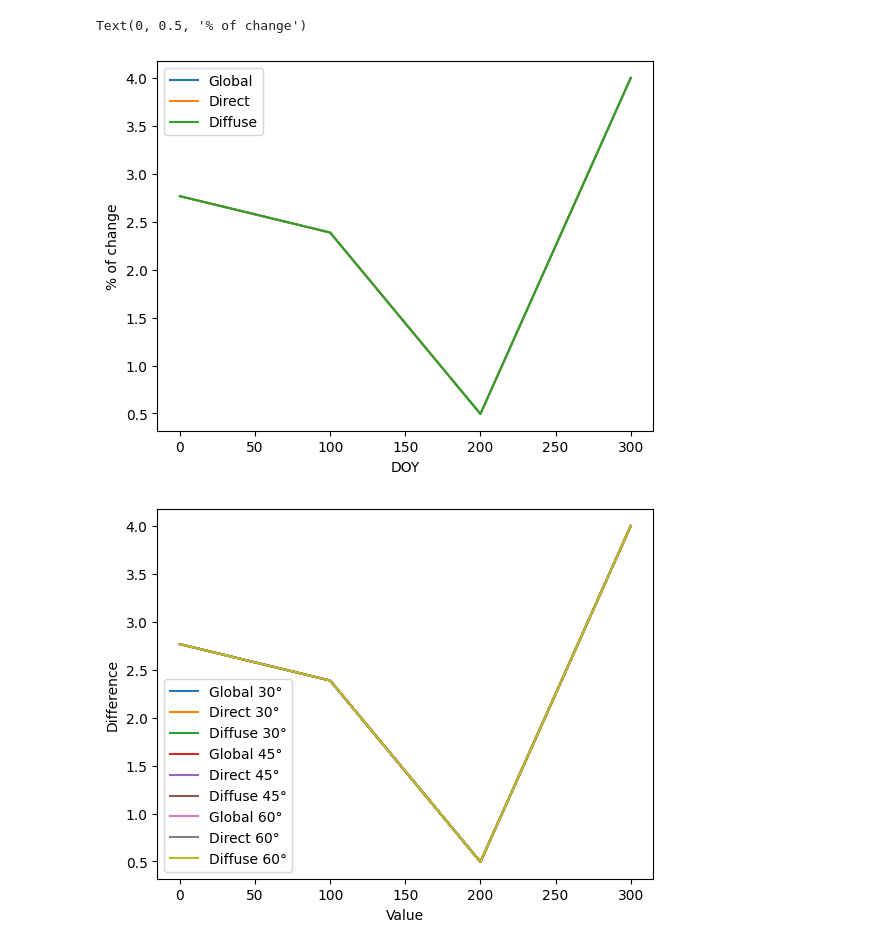
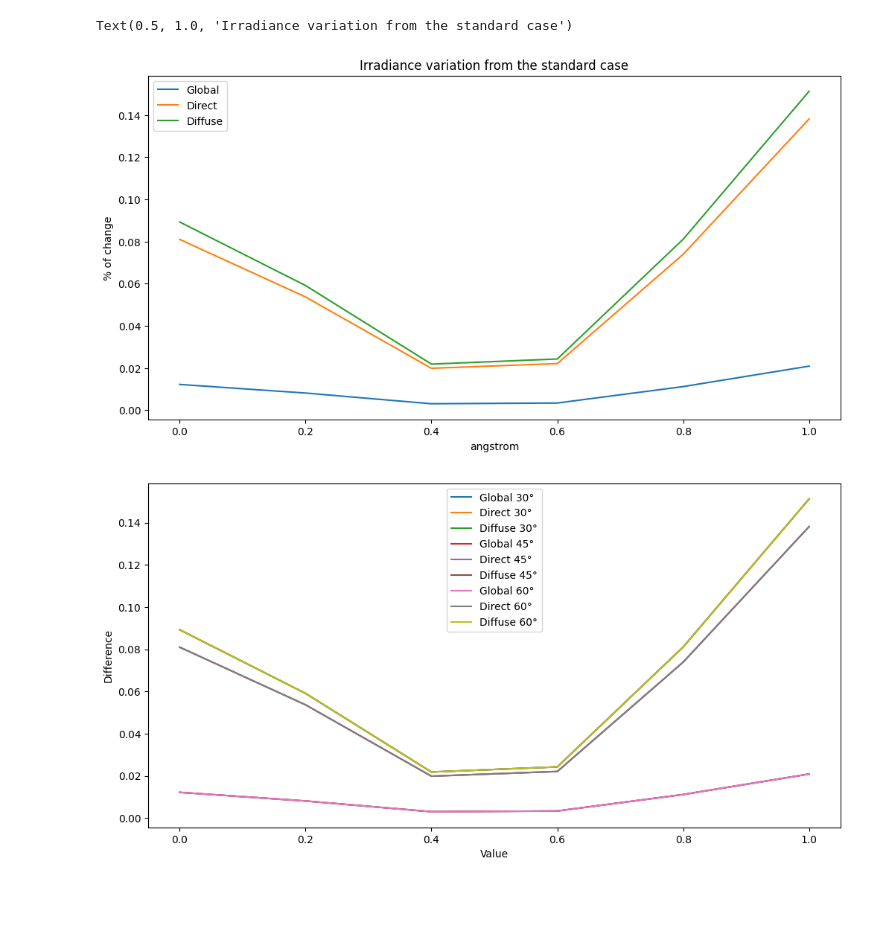
Before and after one commit to mike-wazowski-13/libRadtran, a Jupyter notebook: result_analysis.ipynb, the cells around one changed output. Drawn from its saved outputs; the diff is of its cells as text; code cells hidden in the pictures; blank space fills up the shorter version.

Commit message:
plotting differences

```diff
--- a/result_analysis.ipynb
+++ b/result_analysis.ipynb
@@ -7,28 +7,29 @@ results30 = pd.read_csv(r"libRad30_variability.csv")
 results45 = pd.read_csv(r"libRad45_variability.csv")
 results60 = pd.read_csv(r"libRad60_variability.csv")
 # %%
-magnitude = "DOY"
-
+magnitude = "angstrom"
+plt.figure(figsize=(12,6))
 df_30 = results30[results30["variable"]==magnitude]
 df_45 = results30[results45["variable"]==magnitude]
 df_60 = results30[results60["variable"]==magnitude]
 
 plt.plot(df_30["value"], df_30["Glob_dif"], label="Global")
 plt.plot(df_30["value"], df_30["Dir_dif"], label="Direct")
 plt.plot(df_30["value"], df_30["Difu_dif"], label="Diffuse")
 plt.legend()
 plt.xlabel(f"{magnitude}")
 plt.ylabel("% of change")
+plt.title("Irradiance variation from the standard case")
 # %% [output]
-Text(0, 0.5, '% of change')
+Text(0.5, 1.0, 'Irradiance variation from the standard case')
-[figure, old version]
+[figure, new version]
 # %%
 dfs = {
     "30°": df_30,
     "45°": df_45,
     "60°": df_60
 }
-
+plt.figure(figsize=(12,6))
 for angle, df in dfs.items():
     plt.plot(df["value"], df["Glob_dif"], label=f"Global {angle}")
     plt.plot(df["value"], df["Dir_dif"],  label=f"Direct {angle}")
@@ -39,4 +40,4 @@ plt.ylabel("Difference")
 plt.legend()
 plt.show()
 # %% [output]
-[figure, old version]
+[figure, new version]
```
